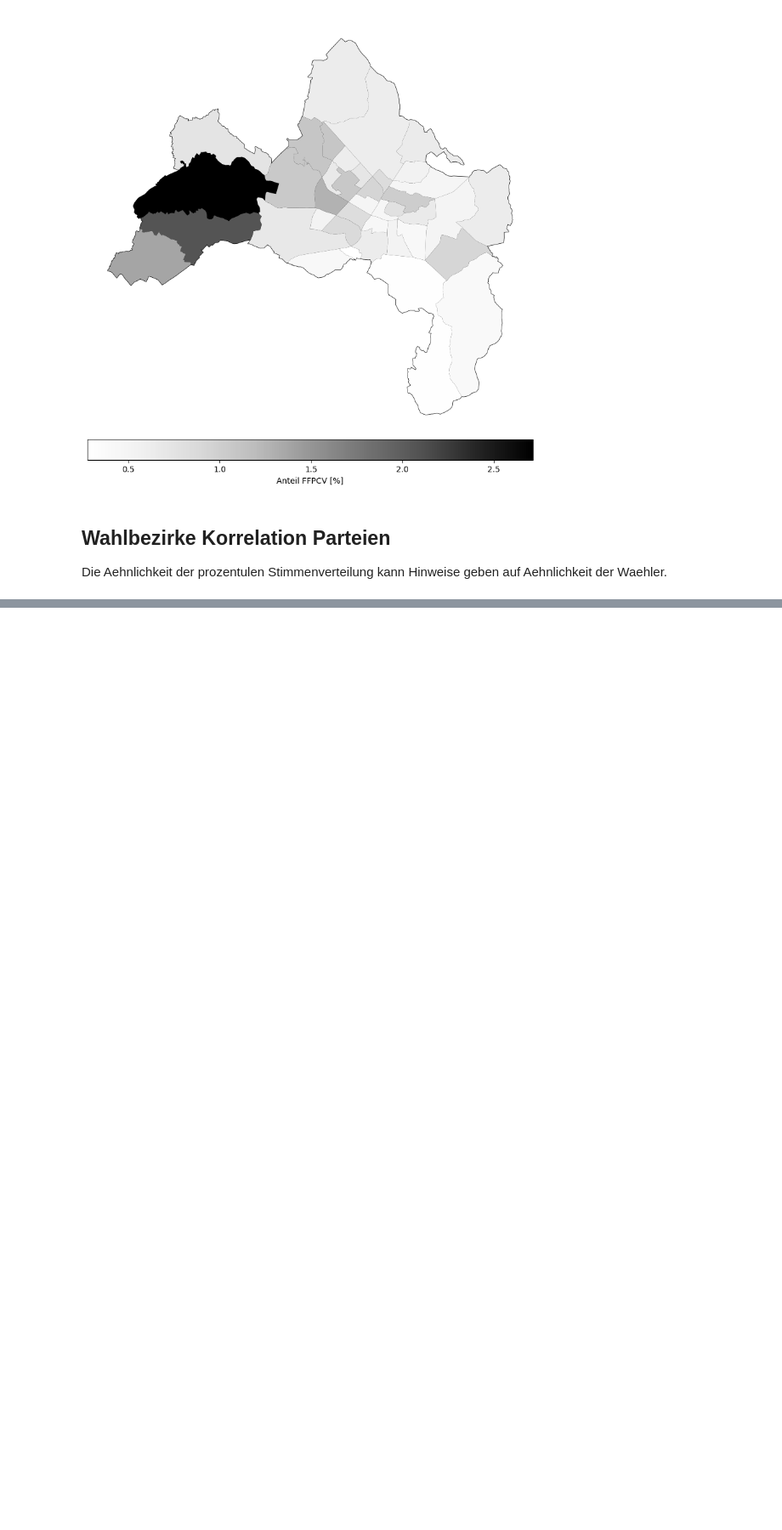
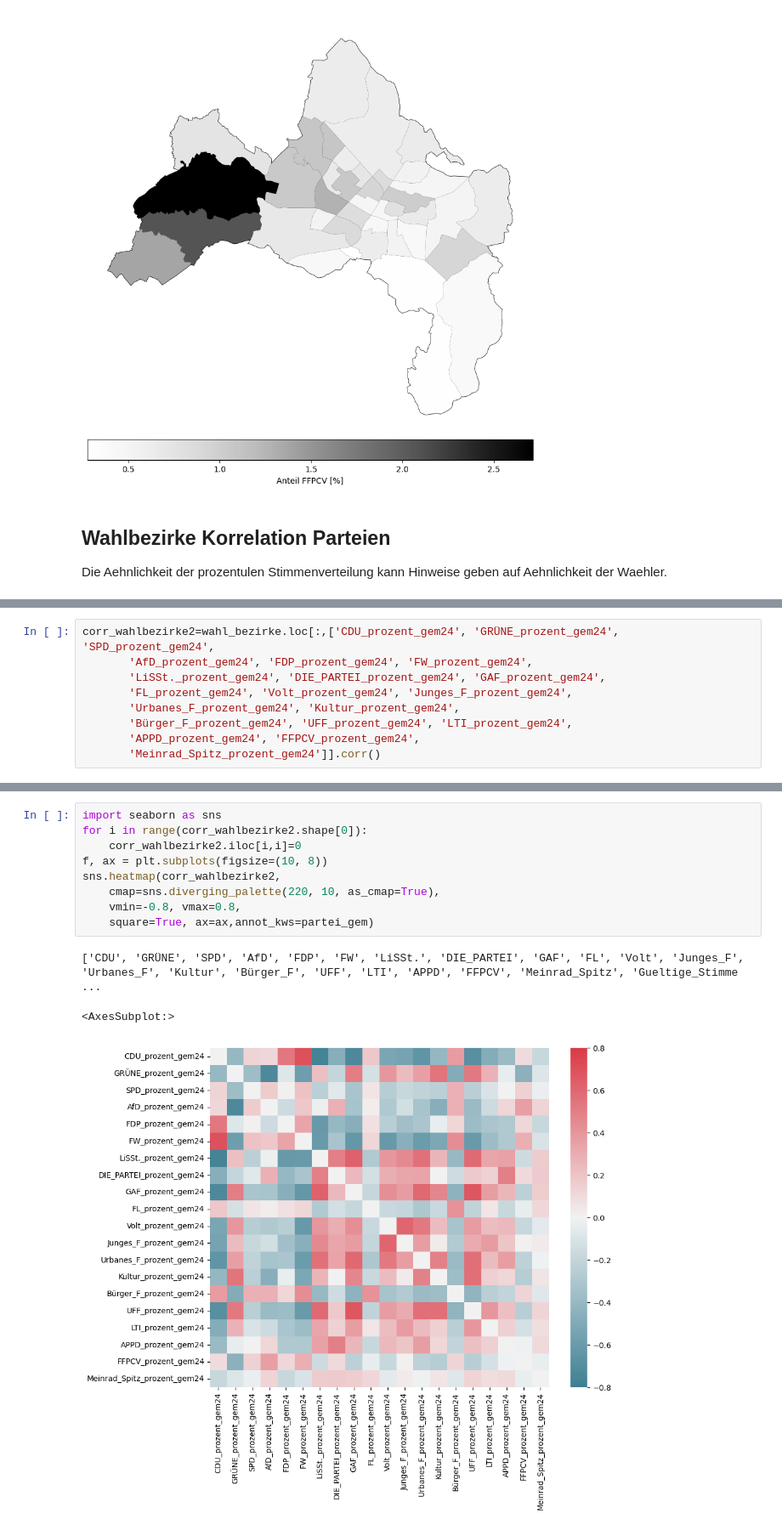
Before and after one commit to tkfritz/Freiburg_wahlen, a Jupyter notebook: Gemeinderatswahl24_Analyse.ipynb, the cells around one changed output, grey strips where cells are left out. Shown at 85% size. Drawn from its saved outputs; the diff is of its cells as text; blank space fills up the shorter version.

```diff
--- a/Gemeinderatswahl24_Analyse.ipynb
+++ b/Gemeinderatswahl24_Analyse.ipynb
@@ -158,0 +174,9 @@ AfD waehler verteilen sich verschieden von allen adneren Waehler,  eine sehr kle
+# %%
+corr_wahlbezirke2=wahl_bezirke.loc[:,['CDU_prozent_gem24', 'GRÜNE_prozent_gem24', 'SPD_prozent_gem24',
+       'AfD_prozent_gem24', 'FDP_prozent_gem24', 'FW_prozent_gem24',
+       'LiSSt._prozent_gem24', 'DIE_PARTEI_prozent_gem24', 'GAF_prozent_gem24',
+       'FL_prozent_gem24', 'Volt_prozent_gem24', 'Junges_F_prozent_gem24',
+       'Urbanes_F_prozent_gem24', 'Kultur_prozent_gem24',
+       'Bürger_F_prozent_gem24', 'UFF_prozent_gem24', 'LTI_prozent_gem24',
+       'APPD_prozent_gem24', 'FFPCV_prozent_gem24',
+       'Meinrad_Spitz_prozent_gem24']].corr()
@@ -158,0 +203,13 @@ AfD waehler verteilen sich verschieden von allen adneren Waehler,  eine sehr kle
+# %%
+import seaborn as sns
+for i in range(corr_wahlbezirke2.shape[0]):
+    corr_wahlbezirke2.iloc[i,i]=0
+f, ax = plt.subplots(figsize=(10, 8))
+sns.heatmap(corr_wahlbezirke2,
+    cmap=sns.diverging_palette(220, 10, as_cmap=True),
+    vmin=-0.8, vmax=0.8,
+    square=True, ax=ax,annot_kws=partei_gem)
+# %% [output]
+['CDU', 'GRÜNE', 'SPD', 'AfD', 'FDP', 'FW', 'LiSSt.', 'DIE_PARTEI', 'GAF', 'FL', 'Volt', 'Junges_F', 'Urbanes_F', 'Kultur', 'Bürger_F', 'UFF', 'LTI', 'APPD', 'FFPCV', 'Meinrad_Spitz', 'Gueltige_Stimme ...
+<AxesSubplot:>
+[figure, added]
```
Also changed, not shown: parts of 7 cells of this notebook.
